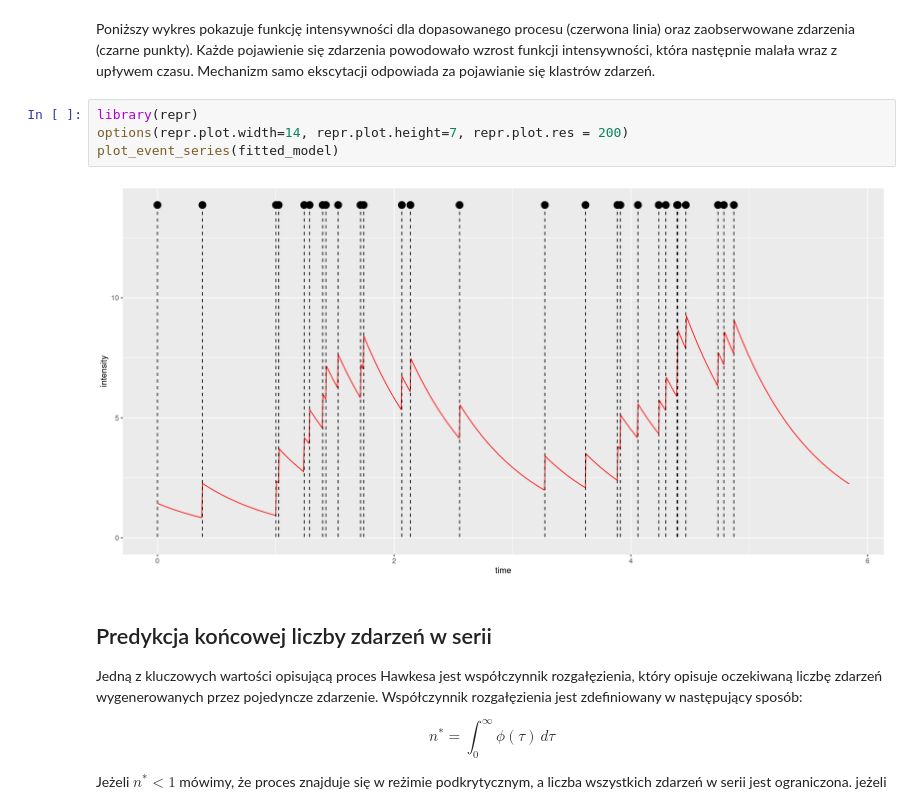
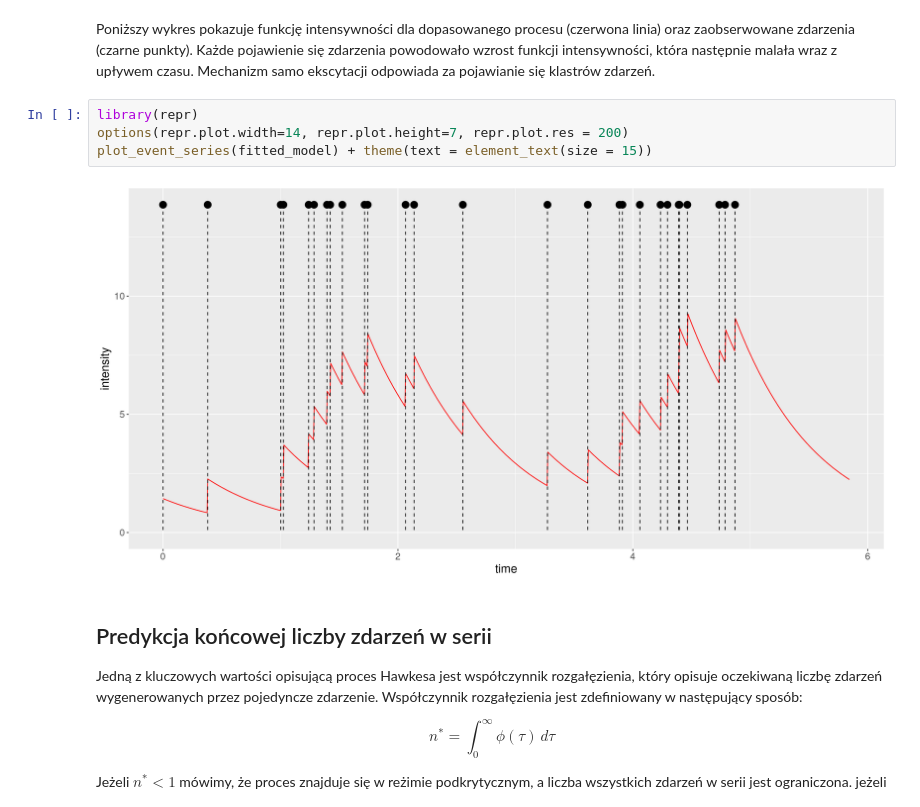
Before and after one commit to pwr-ai/przetwarzanie-danych-zlozonych, a Jupyter notebook: book/labs/hawkes.ipynb, the cells around one changed output. Drawn from its saved outputs; the diff is of its cells as text.

```diff
--- a/book/labs/hawkes.ipynb
+++ b/book/labs/hawkes.ipynb
@@ -92,9 +99,9 @@ Poniższy wykres pokazuje funkcję intensywności dla dopasowanego procesu (czer
 # %%
 library(repr)
 options(repr.plot.width=14, repr.plot.height=7, repr.plot.res = 200)
-plot_event_series(fitted_model)
+plot_event_series(fitted_model) + theme(text = element_text(size = 15))
 # %% [output]
-[figure, old version]
+[figure, new version]
 # %% [markdown]
 ## Predykcja końcowej liczby zdarzeń w serii
 
```
Also changed, not shown: parts of 2 cells of this notebook, 10 other files.
